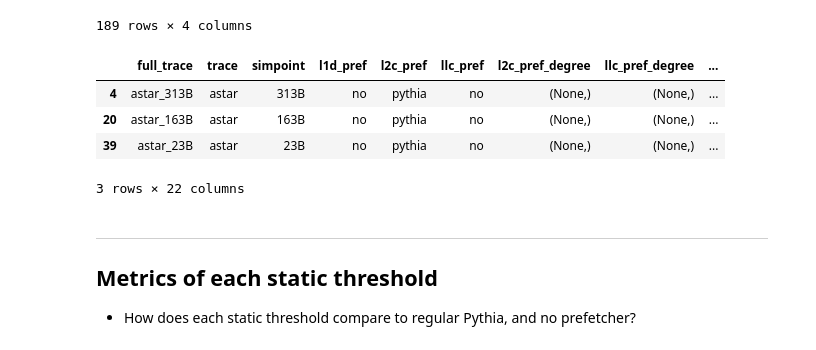
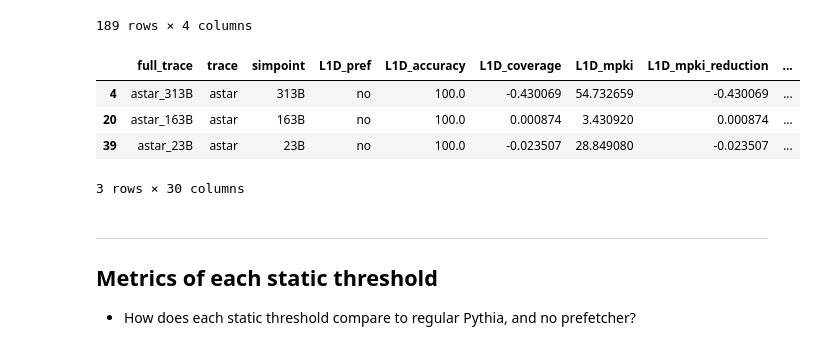
Before and after one commit to cmolder/pythia-analysis, a Jupyter notebook: pythia-level-threshold.ipynb, the cells around one changed output. Saved outputs shown, nothing was run; the diff lists cells and outputs as text; code cells hidden in the pictures.

```diff
--- a/pythia-level-threshold.ipynb
+++ b/pythia-level-threshold.ipynb
@@ -9,7 +9,7 @@ from IPython.display import display
 from utils import utils, stats
 from importlib import reload
 # %%
-data_path = '/u/cmolder/GitHub/Pythia/out/pythia_level.csv'
+data_path = '/u/cmolder/GitHub/Pythia/out/pythia_level/exp_spec06mini.csv'
 weight_path = '/scratch/cluster/cmolder/traces/prefetcher_zoo/champsim/weights.txt'
 
 # Add SPEC results.
@@ -31,12 +31,12 @@ weights
 | 188 | streaming_phase5_core3 | 0.166666 | streaming_core3 | phase5 |
 189 rows × 4 columns
 # %%
-pd.set_option('display.max_rows', 100)
+#pd.set_option('display.max_rows', 100)
 df[(df.trace == 'astar') & (df.pythia_level_threshold == -5.0)]
 # %% [output]
-|  | full_trace | trace | simpoint | l1d_pref | l2c_pref | llc_pref | l2c_pref_degree | llc_pref_degree | ... |
-| 4 | astar_313B | astar | 313B | no | pythia | no | (None,) | (None,) | ... |
-| 20 | astar_163B | astar | 163B | no | pythia | no | (None,) | (None,) | ... |
-| 39 | astar_23B | astar | 23B | no | pythia | no | (None,) | (None,) | ... |
+|  | full_trace | trace | simpoint | L1D_pref | L1D_accuracy | L1D_coverage | L1D_mpki | L1D_mpki_reduction | ... |
+| 4 | astar_313B | astar | 313B | no | 100.0 | -0.430069 | 54.732659 | -0.430069 | ... |
+| 20 | astar_163B | astar | 163B | no | 100.0 | 0.000874 | 3.430920 | 0.000874 | ... |
+| 39 | astar_23B | astar | 23B | no | 100.0 | -0.023507 | 28.849080 | -0.023507 | ... |
-3 rows × 22 columns
+3 rows × 30 columns
 # %%
```
Also changed, not shown: parts of 6 cells of this notebook, 2 other files.
